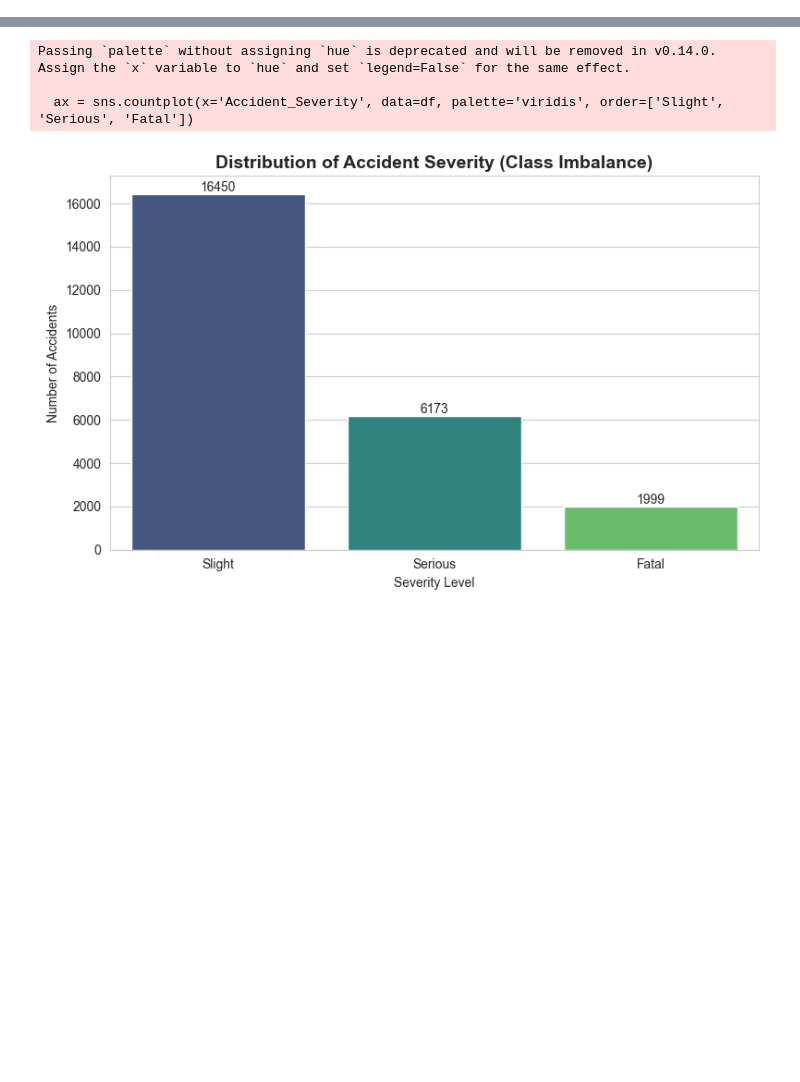
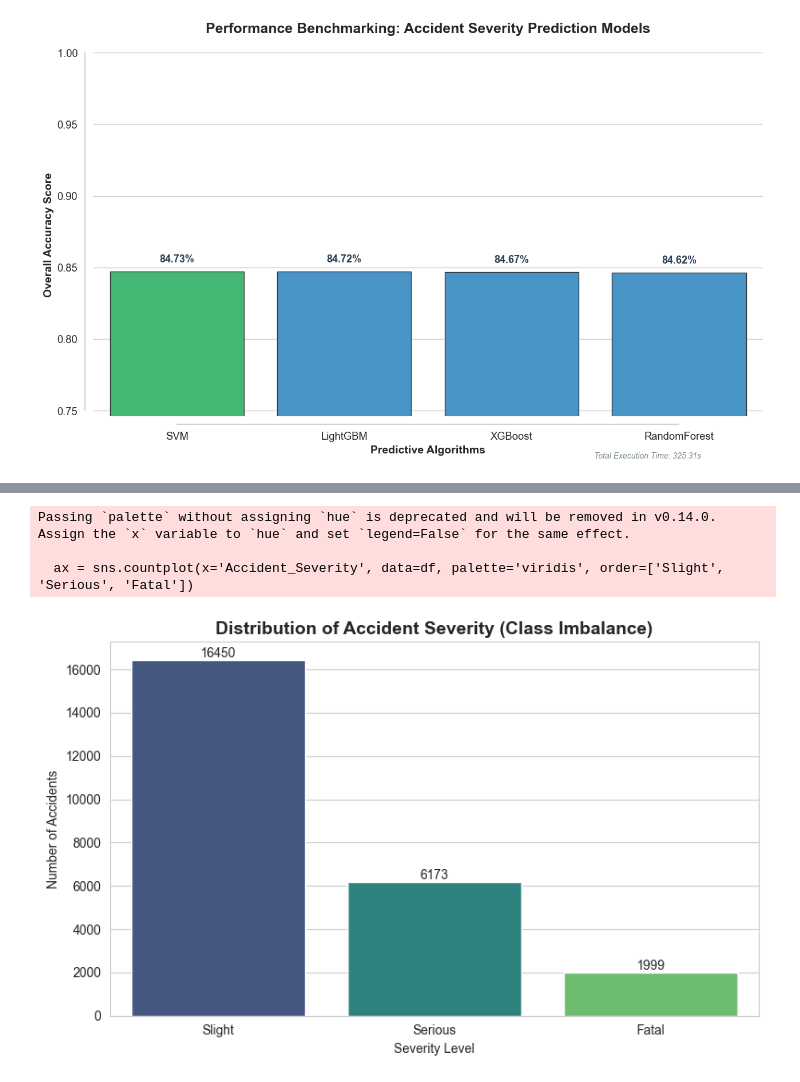
Before and after one commit to alirzashams/Accident-Analysis, a Jupyter notebook: notebooks/prediction.ipynb, the cells around one changed output, grey strips where cells are left out. Cells and saved outputs as stored; diff of their text form; code cells hidden in the pictures; blank space fills up the shorter version.

```diff
--- a/notebooks/prediction.ipynb
+++ b/notebooks/prediction.ipynb
@@ -11,11 +65,15 @@ import lightgbm as lgb
 # %%
-# تنظیم مسیر فایل داده‌های پاک‌سازی شده
-INPUT_FILE = '../data/cleaned_accident_data.csv'
+# تنظیمات برای بالاترین دقت ممکن و رقابت منطقی
+models = {
+'LightGBM': LGBMClassifier(n_estimators=500, learning_rate=0.05, num_leaves=150, random_state=42, verbose=-1),
 
-# بارگذاری داده‌ها
-df = pd.read_csv(INPUT_FILE)
-print(f"✅ Data Loaded: {df.shape}")
+# حذف sample_weight از اینجا به بعد برای بالا بردن Accuracy
+'XGBoost': XGBClassifier(n_estimators=500, max_depth=12, learning_rate=0.05, eval_metric='mlogloss', random_state=42),
 
-# نمایش توزیع هدف (تعداد هر نوع شدت تصادف)
-print("\nTarget Distribution:")
-print(df['Accident_Severity'].value_counts())
+'RandomForest': RandomForestClassifier(n_estimators=200, max_depth=20, random_state=42, n_jobs=-1),
+
+'SVM': SVC(kernel='rbf', C=1.0, random_state=42)
+}
+
+trained_models = {}
+results = []
@@ -31,31 +125,52 @@ Name: count, dtype: int64
 # %%
-# تعریف لیست ویژگی‌های پایه
-base_features = ['Day_of_Week', 'Road_Type', 'Speed_limit', 'Light_Conditions', 'Weather_Conditions', 'Urban_or_Rural_Area']
-target = 'Accident_Severity'
+# ==========================================
+# 4. PROFESSIONAL EVALUATION VISUALIZATION
+# ==========================================
+import seaborn as sns
+import matplotlib.pyplot as plt
 
-# بررسی وجود ستون‌های Cluster و Density
-optional_features = ['Cluster', 'Density']
-available_optionals = [f for f in optional_features if f in df.columns]
+# تبدیل نتایج به دیتافریم و مرتب‌سازی نزولی (بهترین مدل در سمت چپ)
+res_df = pd.DataFrame(results).sort_values(by='Accuracy', ascending=False)
 
-features = base_features + available_optionals
+# تنظیم استایل علمی (Scientific Style)
+sns.set_theme(style="whitegrid", font_scale=1.2)
+plt.figure(figsize=(13, 8))
 
-# استخراج ساعت
-if 'Time' in df.columns:
-    df['Hour'] = pd.to_datetime(df['Time'], format='%H:%M:%S', errors='coerce').dt.hour
-    features.append('Hour')
+# انتخاب پالت رنگی داینامیک (رنگ پررنگ برای بهترین مدل)
+# Using a clean corporate color palette
+base_color = "#3498db" # Blue for general models
+highlight_color = "#2ecc71" # Green for the winner
+colors = [highlight_color if x == res_df['Accuracy'].max() else base_color for x in res_df['Accuracy']]
 
-# ایجاد model_df برای رفع خطای NameError
-model_df = df[features + [target]].dropna().copy()
+# رسم نمودار اصلی
+ax = sns.barplot(x='Model', y='Accuracy', data=res_df, palette=colors, edgecolor=".2")
 
-# تبدیل متغیرهای متنی به عدد
-le = LabelEncoder()
-for col in model_df.select_dtypes(include='object').columns:
-    if col != target:
-        model_df[col] = le.fit_transform(model_df[col])
+# تنظیمات حرفه‌ای محورها و عناوین (Academic English)
+plt.title('Performance Benchmarking: Accident Severity Prediction Models', fontsize=18, fontweight='bold', pad=25)
+plt.ylabel('Overall Accuracy Score', fontsize=14, fontweight='bold')
+plt.xlabel('Predictive Algorithms', fontsize=14, fontweight='bold')
 
-# نگاشت هدف به اعداد
-target_map = {'Slight': 0, 'Serious': 1, 'Fatal': 2}
-model_df['Target_Encoded'] = model_df[target].map(target_map)
+# تنظیم داینامیک محدوده Y برای نمایش بهتر تفاوت‌ها (Zooming effect)
+min_val = res_df['Accuracy'].min()
+plt.ylim(max(0, min_val - 0.1), 1.0)
 
-print(f"✅ پیش‌پردازش انجام شد. ویژگی‌های نهایی: {features}")
+# اضافه کردن خط تیره در دقت‌های مهم
+plt.axhline(y=0.70, color='red', linestyle='--', alpha=0.3, label='Baseline (70%)')
+
+# اضافه کردن درصدها روی ستون‌ها با استایل مدرن
+for i, v in enumerate(res_df['Accuracy']):
+    ax.text(i, v + 0.005, f"{v*100:.2f}%",
+            ha='center', va='bottom',
+            fontweight='bold', fontsize=13,
+            color='#2c3e50')
+
+# حذف کادر اضافی (Spines) برای ظاهر Clean
+sns.despine(offset=10, trim=True)
+
+# اضافه کردن پانویس زمان اجرا
+plt.figtext(0.9, 0.02, f"Total Execution Time: {res_df['Time'].sum():.2f}s",
+            horizontalalignment='right', fontsize=10, style='italic', color='#7f8c8d')
+
+plt.tight_layout()
+plt.show()
 # %% [output]
@@ -62,0 +177 @@ print(f"✅ پیش‌پردازش انجام شد. ویژگی‌های نهای
+[figure, added]
```
Also changed, not shown: parts of 9 cells of this notebook, 3 other files.
